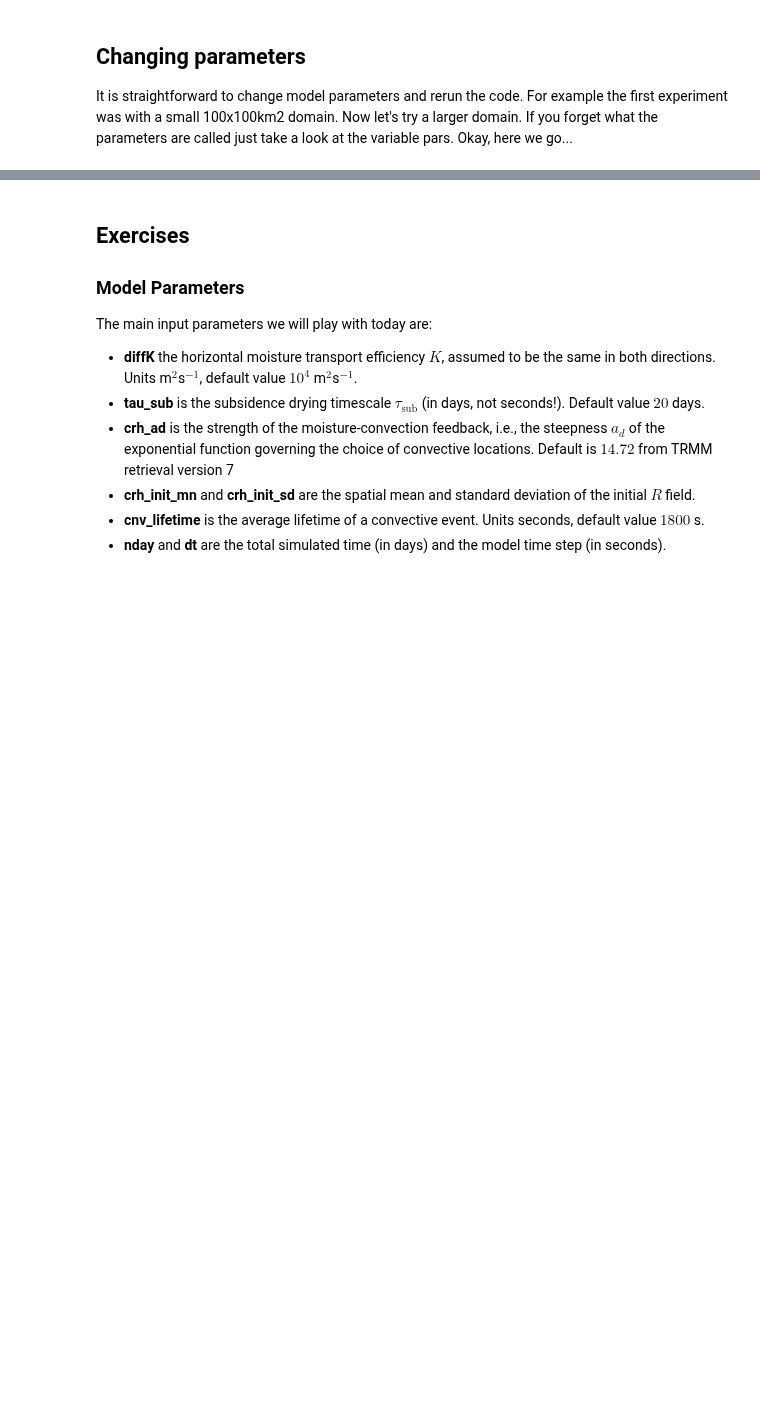
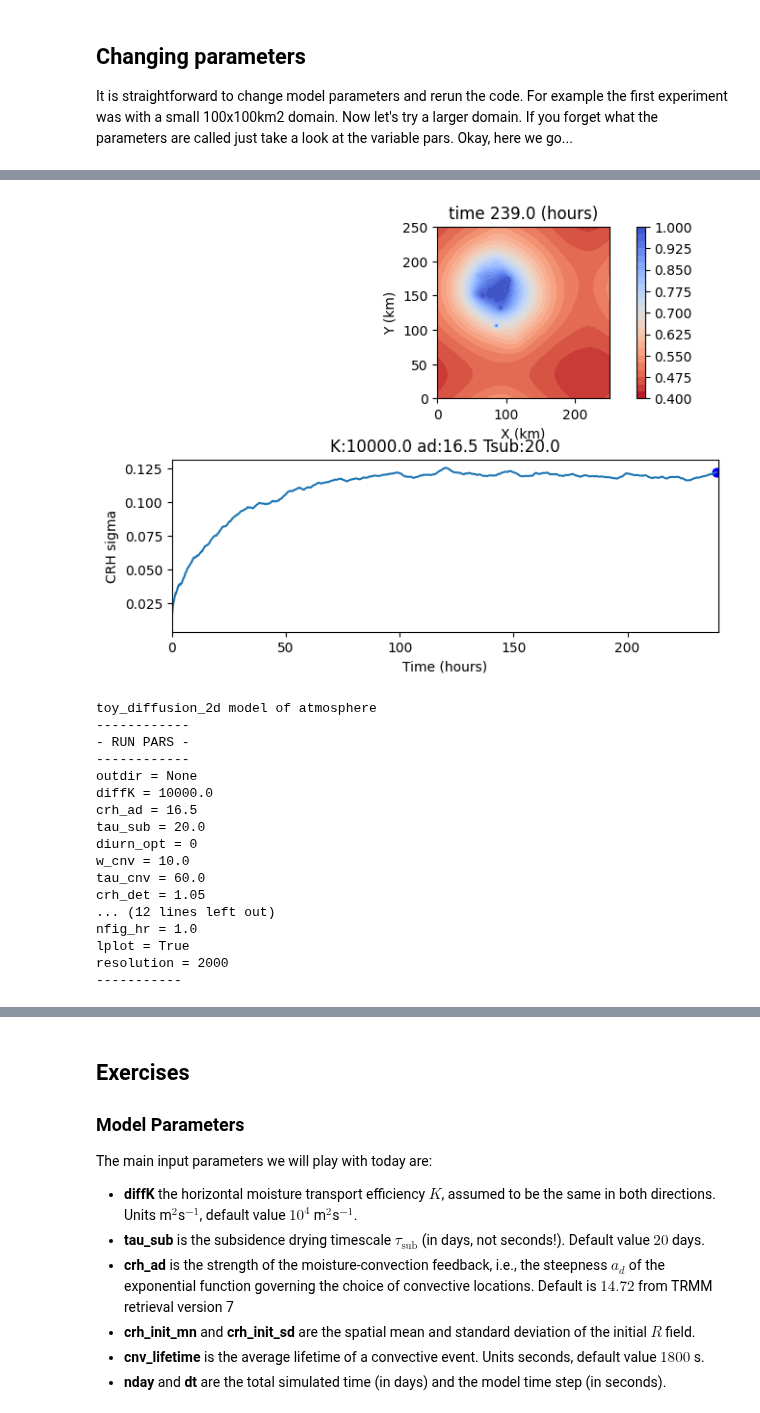
Before and after one commit to spencerahill/climate-book, a Jupyter notebook: notebooks/stochastic_model.ipynb, the cells around one changed output, grey strips where cells are left out. Cells and saved outputs as stored; diff of their text form; code cells hidden in the pictures; blank space fills up the shorter version.

```diff
--- a/notebooks/stochastic_model.ipynb
+++ b/notebooks/stochastic_model.ipynb
@@ -602,0 +613,31 @@ lplot = True
+# %%
+# reset defaults first
+pars=defaults()
+
+# set simulation parameters
+pars["crh_ad"]=16.5
+pars["domain_xy"]=250e3
+pars["resolution"]=2000
+# pars["crh_init_mn"]=0.4
+
+# run the model
+srdm(pars)
+# %% [output]
+[figure, added]
+toy_diffusion_2d model of atmosphere
+------------
+- RUN PARS -
+------------
+outdir = None
+diffK = 10000.0
+crh_ad = 16.5
+tau_sub = 20.0
+diurn_opt = 0
+w_cnv = 10.0
+tau_cnv = 60.0
+crh_det = 1.05
+... (12 lines left out)
+nfig_hr = 1.0
+lplot = True
+resolution = 2000
+-----------
```
Also changed, not shown: parts of 6 cells of this notebook.
